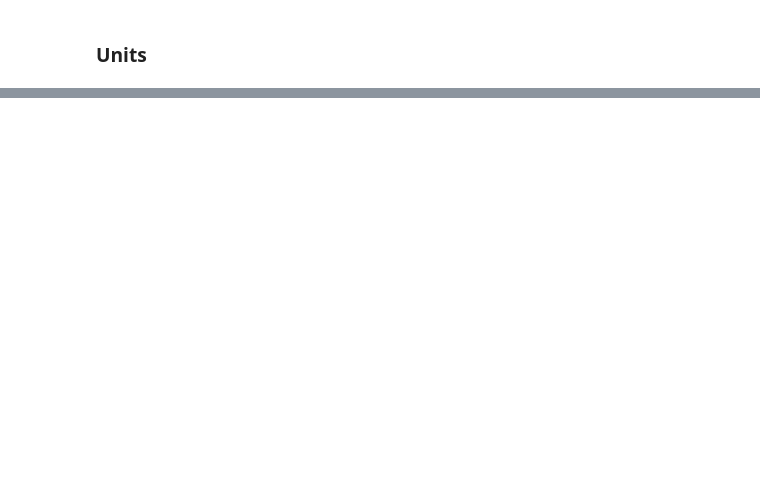
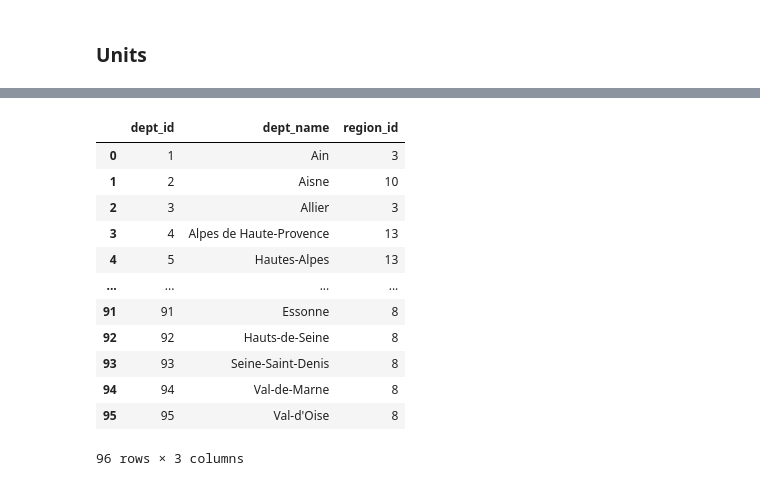
Before and after one commit to AmaurySalles/emissions-study, a Jupyter notebook: notebook.ipynb, the cells around one changed output, grey strips where cells are left out. Drawn from its saved outputs; the diff is of its cells as text; code cells hidden in the pictures; blank space fills up the shorter version.

Commit message:
db data init

```diff
--- a/notebook.ipynb
+++ b/notebook.ipynb
@@ -376,0 +461,4 @@ data[data["Unité français"]=='kg / m³'].loc[:,["Nom base français",'Total po
+# %%
+countries = pd.read_csv('./data/countries.csv', encoding='latin-1', keep_default_na=False)
+regions = pd.read_csv('./data/french_regions.csv', encoding='latin-1')
+depts = pd.read_csv('./data/french_dept.csv', encoding='latin-1')
@@ -376,0 +514,35 @@ data[data["Unité français"]=='kg / m³'].loc[:,["Nom base français",'Total po
+# %%
+def fetch_FR_dept_dim_data() -> pd.DataFrame:
+    """
+    Retrieves all french departments and regions, alongside their corresponding ids
+    -----------
+    returns:
+        df containing the relationship between each department, region and country
+        for upload into the db.
+    """
+    regions = pd.read_csv('./data/french_regions.csv', encoding='latin-1')
+    depts = pd.read_csv('./data/french_dept.csv', encoding='latin-1')
+
+    depts['region'] = update_FR_region_names(depts['Région administrative'])
+    depts['region_id'] = depts['region'].map(regions.set_index('region_name')['region_id']).astype(int)
+    dept_dims = depts[['dept_id', 'Département ', 'region_id']].copy()
+    dept_dims = dept_dims.rename(columns={'Département ':'dept_name'})
+
+    return dept_dims
+# %%
+fr_dept = fetch_FR_dept_dim_data()
+fr_dept.rename(columns={'Département ':'dept_name'})
+# %% [output]
+|  | dept_id | dept_name | region_id |
+| 0 | 1 | Ain | 3 |
+| 1 | 2 | Aisne | 10 |
+| 2 | 3 | Allier | 3 |
+| 3 | 4 | Alpes de Haute-Provence | 13 |
+| 4 | 5 | Hautes-Alpes | 13 |
+| ... | ... | ... | ... |
+| 91 | 91 | Essonne | 8 |
+| 92 | 92 | Hauts-de-Seine | 8 |
+| 93 | 93 | Seine-Saint-Denis | 8 |
+| 94 | 94 | Val-de-Marne | 8 |
+| 95 | 95 | Val-d'Oise | 8 |
+96 rows × 3 columns
```
Also changed, not shown: parts of 55 cells of this notebook, 10 other files.
